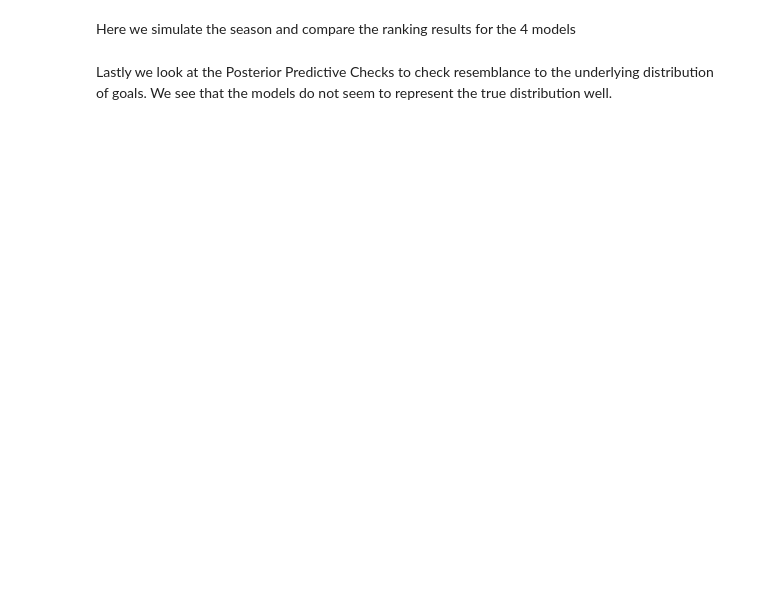
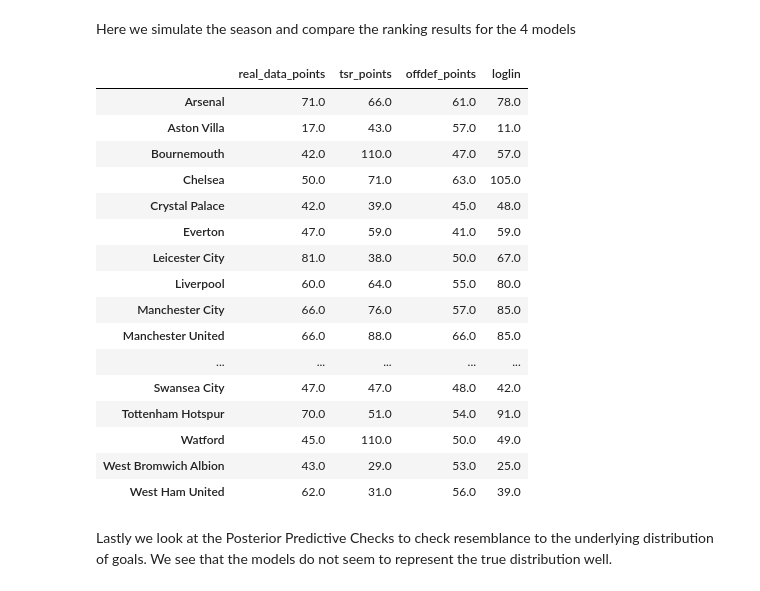
Before and after one commit to vinoo999/trueskill_augmented, a Jupyter notebook: final_project/final_project.ipynb, the cells around one changed output. Saved outputs shown, nothing was run; the diff lists cells and outputs as text; code cells hidden in the pictures; blank space fills up the shorter version.

```diff
--- a/final_project/final_project.ipynb
+++ b/final_project/final_project.ipynb
@@ -181,25 +179,41 @@ display(pd.DataFrame(data_dict))
 # %% [markdown]
 Here we simulate the season and compare the ranking results for the 4 models
 # %%
-num_simulations = 100
-
-tsr_results = tsr.simulate(test, num_simulations)
+tsr_results = tsr.simulate(test)
 tsr_record = process.gen_records(test.reset_index(drop=True), tsr_results)
-offdef_results = off_def.simulate(test.reset_index(drop=True), num_simulations)
+offdef_results = off_def.simulate(test.reset_index(drop=True))
 offdef_record = process.gen_records(test.reset_index(drop=True), offdef_results)
-loglin_results = log_lin.simulate(test.reset_index(drop=True), num_simulations)
+loglin_results = log_lin.simulate(test.reset_index(drop=True))
 loglin_record = process.gen_records(test.reset_index(drop=True), loglin_results)
 season_record = process.rankings(test.reset_index(drop=True))
 # tsm_results = tsm.simulate(test)
 
 
 data_dict = {}
 data_dict['real_data_points'] = pd.Series(season_record['points'], index=season_record.index.values)
 data_dict['tsr_points'] = pd.Series(tsr_record['points'], index=tsr_record.index.values)
 data_dict['offdef_points'] = pd.Series(offdef_record['points'], index=offdef_record.index.values)
 data_dict['loglin'] = pd.Series(loglin_record['points'], index=loglin_record.index.values)
 
 record_chart = pd.DataFrame(data_dict)
 record_chart
+# %% [output]
+|  | real_data_points | tsr_points | offdef_points | loglin |
+| Arsenal | 71.0 | 66.0 | 61.0 | 78.0 |
+| Aston Villa | 17.0 | 43.0 | 57.0 | 11.0 |
+| Bournemouth | 42.0 | 110.0 | 47.0 | 57.0 |
+| Chelsea | 50.0 | 71.0 | 63.0 | 105.0 |
+| Crystal Palace | 42.0 | 39.0 | 45.0 | 48.0 |
+| Everton | 47.0 | 59.0 | 41.0 | 59.0 |
+| Leicester City | 81.0 | 38.0 | 50.0 | 67.0 |
+| Liverpool | 60.0 | 64.0 | 55.0 | 80.0 |
+| Manchester City | 66.0 | 76.0 | 57.0 | 85.0 |
+| Manchester United | 66.0 | 88.0 | 66.0 | 85.0 |
+| ... | ... | ... | ... | ... |
+| Swansea City | 47.0 | 47.0 | 48.0 | 42.0 |
+| Tottenham Hotspur | 70.0 | 51.0 | 54.0 | 91.0 |
+| Watford | 45.0 | 110.0 | 50.0 | 49.0 |
+| West Bromwich Albion | 43.0 | 29.0 | 53.0 | 25.0 |
+| West Ham United | 62.0 | 31.0 | 56.0 | 39.0 |
 # %% [markdown]
 Lastly we look at the Posterior Predictive Checks to check resemblance to the underlying distribution of goals. We see that the models do not seem to represent the true distribution well.
```
Also changed, not shown: parts of 8 cells of this notebook, 8 other files.
